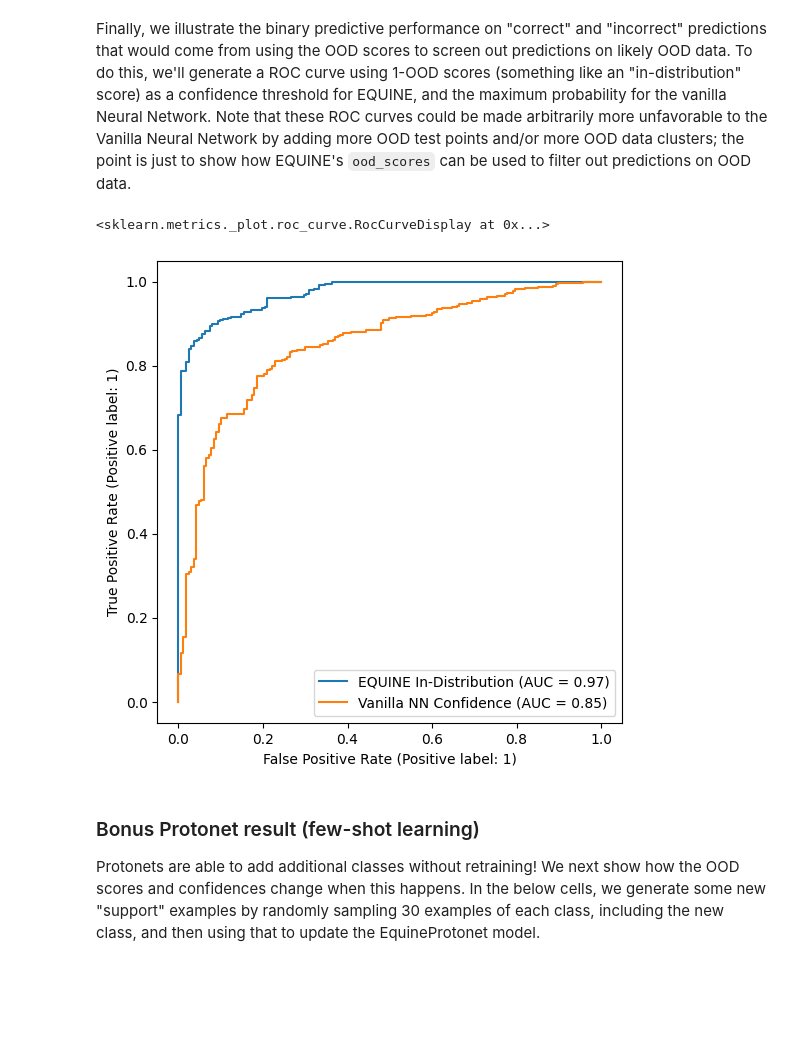
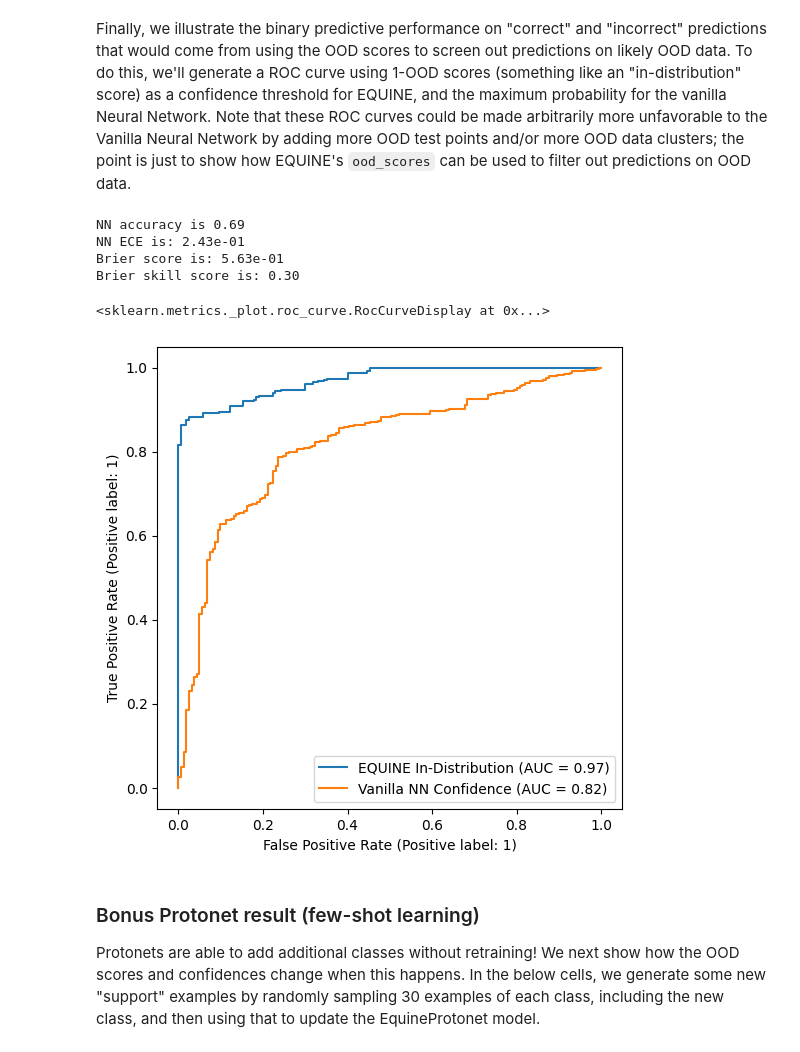
Before and after one commit to mit-ll-responsible-ai/equine, a Jupyter notebook: docs/example_notebooks/toy_example_EquineProtonet.ipynb, the cells around one changed output. Drawn from its saved outputs; the diff is of its cells as text; code cells hidden in the pictures; blank space fills up the shorter version.

```diff
--- a/docs/example_notebooks/toy_example_EquineProtonet.ipynb
+++ b/docs/example_notebooks/toy_example_EquineProtonet.ipynb
@@ -41,8 +46,8 @@ y_list[(n_samples*4//5):] = rng.integers(4, size=n_samples//5)
 X = torch.FloatTensor(x_list)
 Y = torch.tensor(y_list)
 
-dataset = torch.utils.data.TensorDataset(X,Y)
-trainset, testset = torch.utils.data.random_split(dataset, [0.8, 0.2],
+dataset = TensorDataset(X,Y)
+trainset, testset = random_split(dataset, [0.8, 0.2],
                     generator=torch.Generator().manual_seed(52))
 train_x = trainset.dataset.tensors[0][trainset.indices]
 train_y = trainset.dataset.tensors[1][trainset.indices]
@@ -89,7 +94,7 @@ vanilla_nn = EmbeddingModel()
 loss_fn = torch.nn.CrossEntropyLoss()
 optimizer = torch.optim.Adam(vanilla_nn.parameters())
 
-trainloader = torch.utils.data.DataLoader(trainset,batch_size=50,shuffle=True)
+trainloader = DataLoader(trainset,batch_size=50,shuffle=True)
 
 vanilla_nn.train()
 for epoch in range(100):
@@ -214,14 +219,14 @@ embedding_layers = all_layers[0][:-1] # Remove the last layer
 embedding_model = torch.nn.Sequential(*embedding_layers) # Rebuild the NN
 
 # Create the EQUINE model, support examples, and pointers to those examples
-model = eq.EquineProtonet(embedding_model, emb_out_dim=16)
+model = eq.EquineProtonet(embedding_model, emb_out_dim=16, use_temperature=True)
 #model = eq.EquineProtonet(EmbeddingModel(), emb_out_dim=4) # Uncomment to restart "from scratch"
 # %% [markdown]
 ### Retrain or fine-tune EQUINE model with episodic training
 
 To train a model, we use `train_episodes`, which has options explained below.
 # %%
-model.train_model(torch.utils.data.TensorDataset(train_x,train_y),
+_ = model.train_model(TensorDataset(train_x,train_y),
                     way=4,             # Number of classes to train each episode
                     support_size=20,           # Number of support examples per class each episode
                     num_episodes=1000, # Number of episodes (like epochs)
@@ -296,19 +308,28 @@ Finally, we illustrate the binary predictive performance on "correct" and "incor
 # %%
 # Let's see how well the confidence does at figuring ou
 vnn_correct = (vnn_y_classes == ood_test_y)
 
 # Generate results for the EQUINE protonet
 proto_results=model.predict(ood_test_x)
 eq_y_classes = torch.argmax(proto_results.classes,1)
 eq_correct = (eq_y_classes == ood_test_y)
 
+num_res = proto_results.classes.size(dim=0)
+zero_col = torch.zeros((num_res,1))
+p5_res = torch.concat((proto_results.classes, zero_col),dim=1)
+print_metrics(p5_res, ood_test_y, num_classes=5)
+
 # Show the performance
 fig, ax = plt.subplots(figsize=(6, 6))
 RocCurveDisplay.from_predictions(eq_correct, 1.0-proto_results.ood_scores, name="EQUINE In-Distribution", ax=ax)
 RocCurveDisplay.from_predictions(vnn_correct, vnn_conf_pts, name="Vanilla NN Confidence", ax=ax)
 # %% [output]
-<sklearn.metrics._plot.roc_curve.RocCurveDisplay at 0x...>
+NN accuracy is 0.69
+NN ECE is: 2.43e-01
+Brier score is: 5.63e-01
+Brier skill score is: 0.30
+<sklearn.metrics._plot.roc_curve.RocCurveDisplay at 0x...>
-[figure, old version]
+[figure, new version]
 # %% [markdown]
 ### Bonus Protonet result (few-shot learning)
 Protonets are able to add additional classes without retraining! We next show how the OOD scores and confidences change when this happens. In the below cells, we generate some new "support" examples by randomly sampling 30 examples of each class, including the new class, and then using that to update the EquineProtonet model.
```
Also changed, not shown: parts of 10 cells of this notebook, 4 other files.
